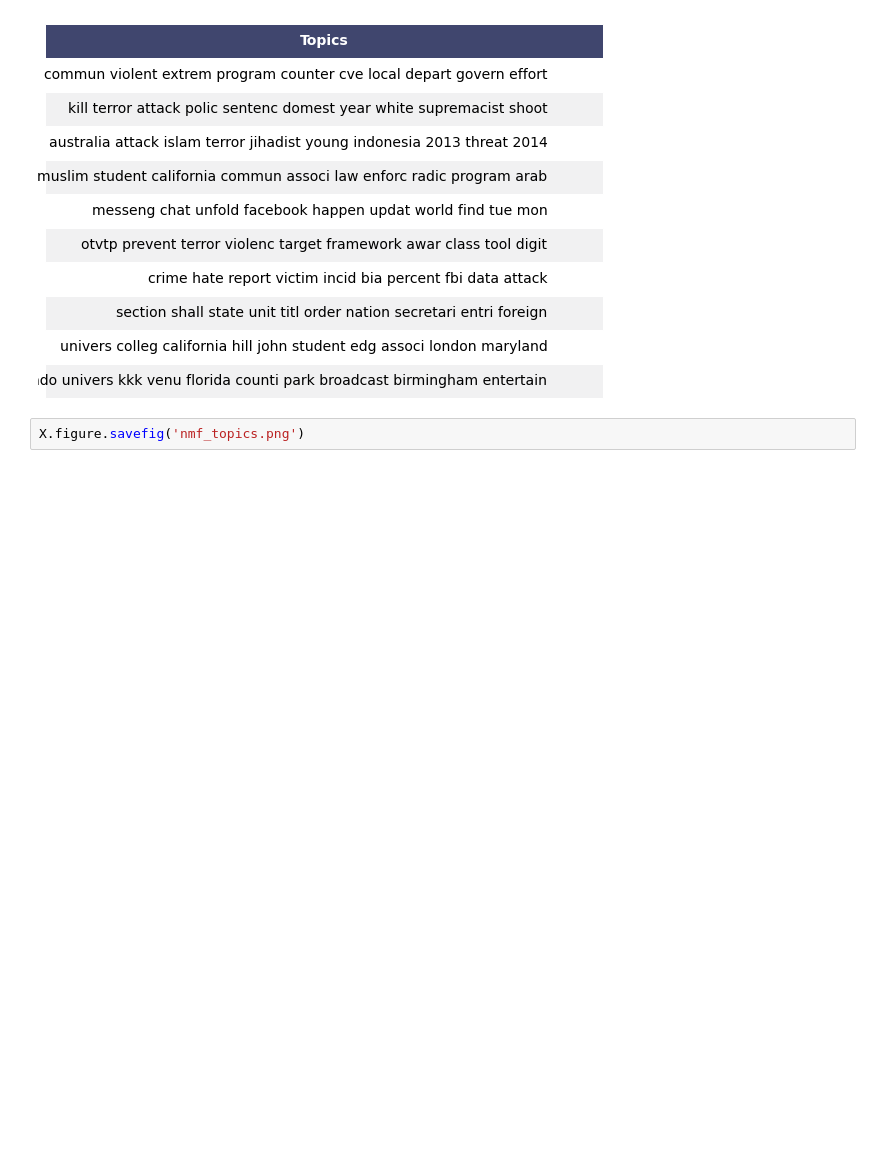
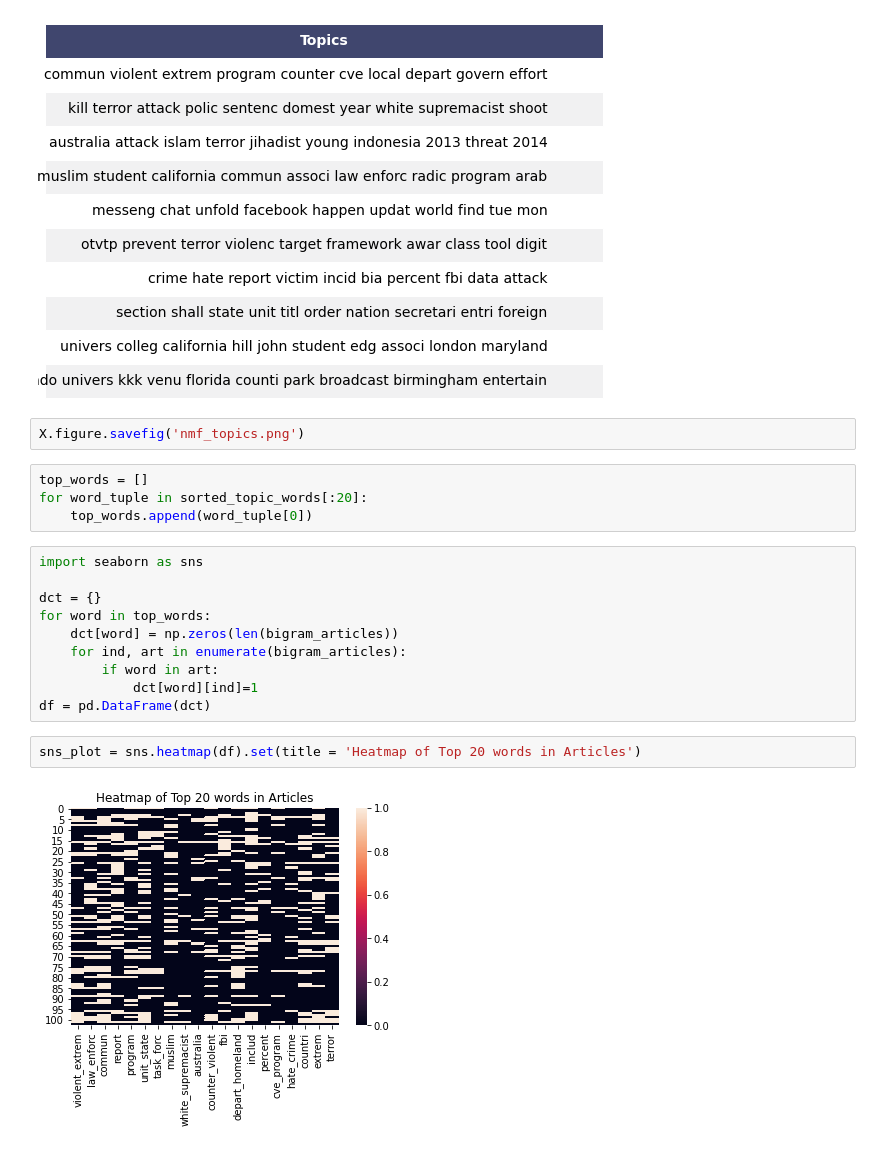
Before and after one commit to jennettageorge/UnsupervisedTopicModeling, a Jupyter notebook: Topic-Modeling.ipynb, the cells around one changed output. Cells and saved outputs as stored; diff of their text form; blank space fills up the shorter version.

Commit message:
added heatmap

```diff
--- a/Topic-Modeling.ipynb
+++ b/Topic-Modeling.ipynb
@@ -349,3 +349,21 @@ X = render_mpl_table(nmf_df, header_columns=0, col_width=10.0)
 [figure]
 # %%
 X.figure.savefig('nmf_topics.png')
+# %%
+top_words = []
+for word_tuple in sorted_topic_words[:20]:
+    top_words.append(word_tuple[0])
+# %%
+import seaborn as sns
+
+dct = {}
+for word in top_words:
+    dct[word] = np.zeros(len(bigram_articles))
+    for ind, art in enumerate(bigram_articles):
+        if word in art:
+            dct[word][ind]=1
+df = pd.DataFrame(dct)
+# %%
+sns_plot = sns.heatmap(df).set(title = 'Heatmap of Top 20 words in Articles')
+# %% [output]
+[figure, added]
```
Also changed, not shown: 1 other file.
